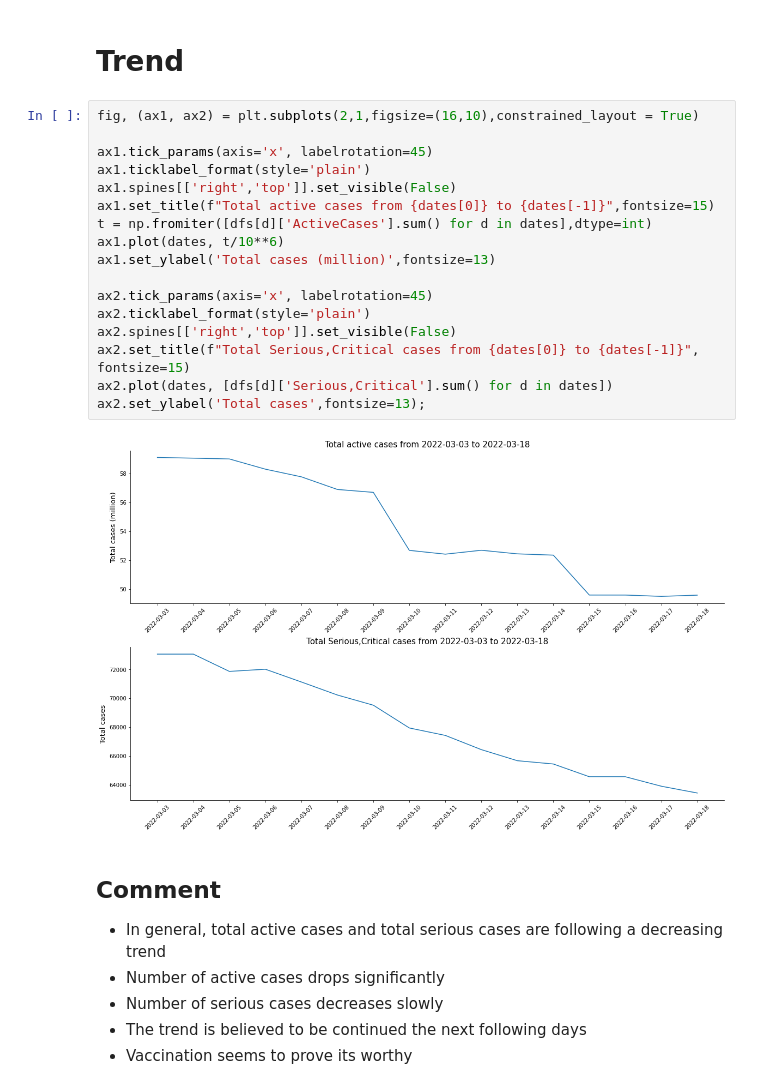
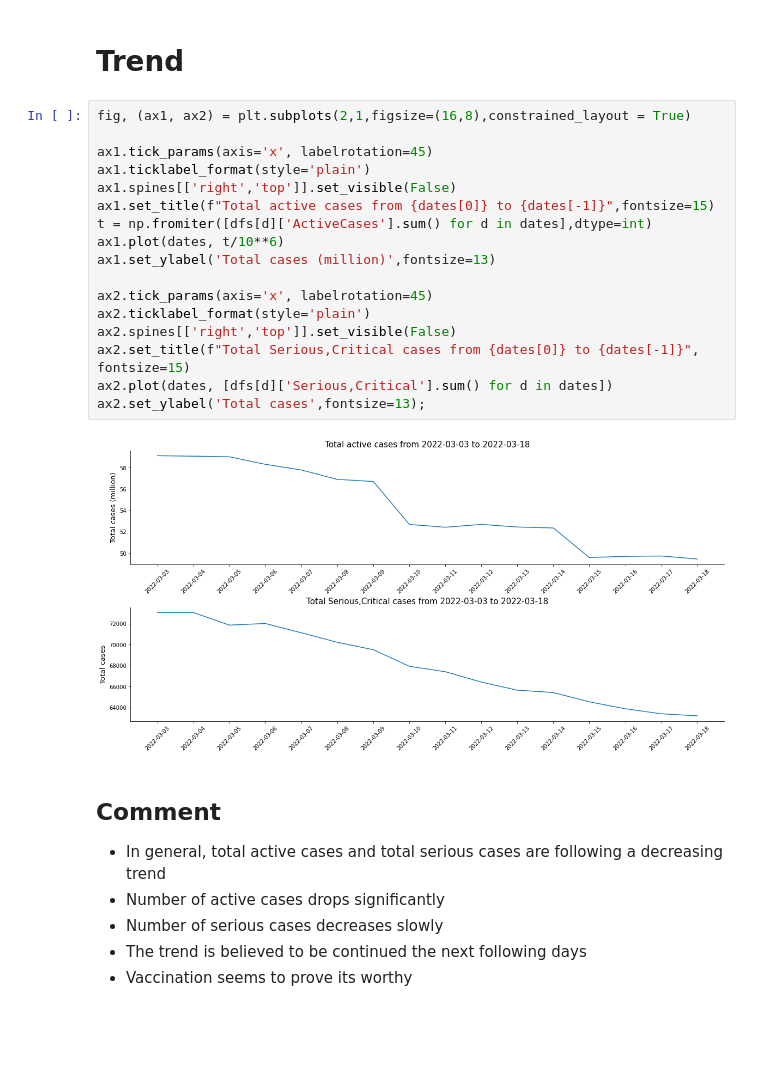
Before and after one commit to ndkhoa0704/Worldometers-explorer, a Jupyter notebook: Koa.ipynb, the cells around one changed output. Saved outputs shown, nothing was run; the diff lists cells and outputs as text; blank space fills up the shorter version.

```diff
--- a/Koa.ipynb
+++ b/Koa.ipynb
@@ -54,24 +54,24 @@ dfs[dates[0]]
 # %% [markdown]
 # Trend
 # %%
-fig, (ax1, ax2) = plt.subplots(2,1,figsize=(16,10),constrained_layout = True)
+fig, (ax1, ax2) = plt.subplots(2,1,figsize=(16,8),constrained_layout = True)
 
 ax1.tick_params(axis='x', labelrotation=45)
 ax1.ticklabel_format(style='plain')
 ax1.spines[['right','top']].set_visible(False)
 ax1.set_title(f"Total active cases from {dates[0]} to {dates[-1]}",fontsize=15)
 t = np.fromiter([dfs[d]['ActiveCases'].sum() for d in dates],dtype=int)
 ax1.plot(dates, t/10**6)
 ax1.set_ylabel('Total cases (million)',fontsize=13)
 
 ax2.tick_params(axis='x', labelrotation=45)
 ax2.ticklabel_format(style='plain')
 ax2.spines[['right','top']].set_visible(False)
 ax2.set_title(f"Total Serious,Critical cases from {dates[0]} to {dates[-1]}", fontsize=15)
 ax2.plot(dates, [dfs[d]['Serious,Critical'].sum() for d in dates])
 ax2.set_ylabel('Total cases',fontsize=13);
 # %% [output]
-[figure, old version]
+[figure, new version]
 # %% [markdown]
 ## Comment
 - In general, total active cases and total serious cases are following a decreasing trend
```
Also changed, not shown: parts of 6 cells of this notebook.
